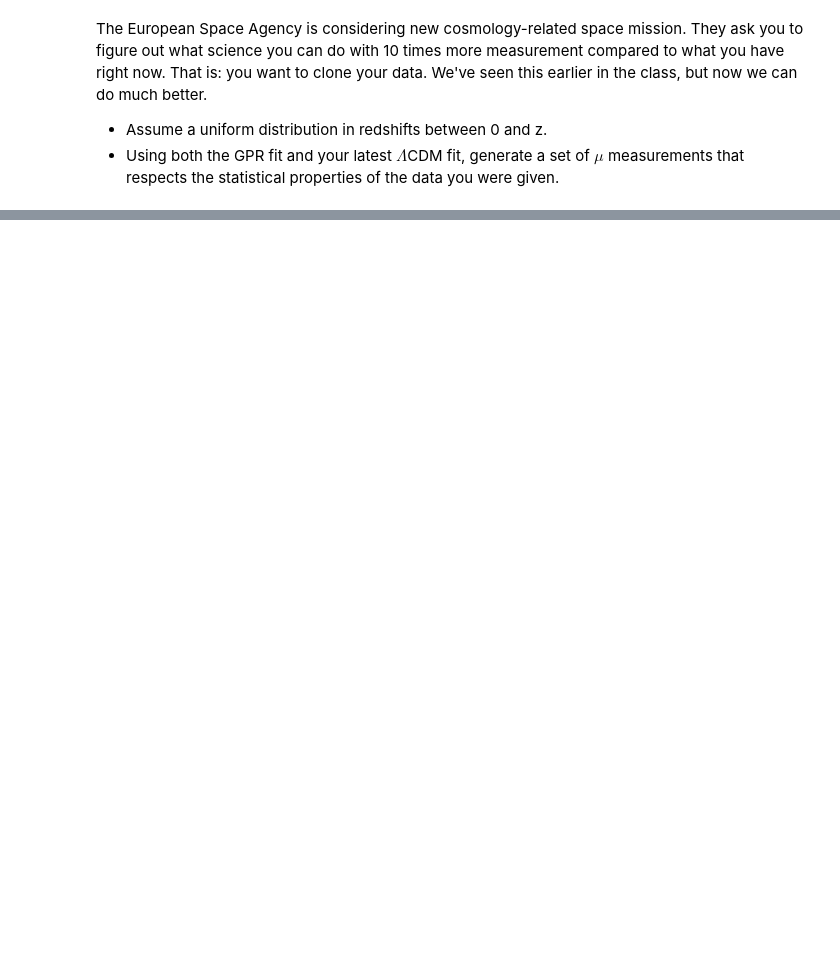
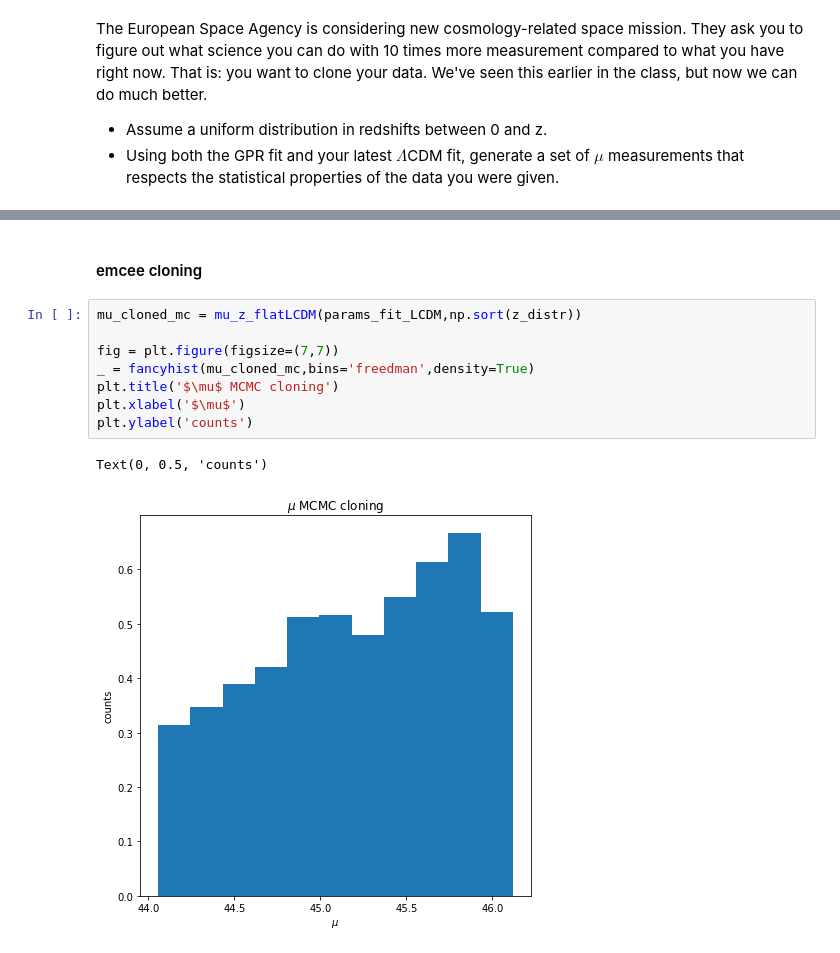
Before and after one commit to ludovicobizzarri/astrostatistics_bicocca_2024, a Jupyter notebook: working/Lesson 18/SN and redshift part 2.ipynb, the cells around one changed output, grey strips where cells are left out. Cells and saved outputs as stored; diff of their text form; blank space fills up the shorter version.

```diff
--- a/working/Lesson 18/SN and redshift part 2.ipynb
+++ b/working/Lesson 18/SN and redshift part 2.ipynb
@@ -672,0 +691,13 @@ The European Space Agency is considering new cosmology-related space mission. Th
+# %% [markdown]
+#### emcee cloning
+# %%
+mu_cloned_mc = mu_z_flatLCDM(params_fit_LCDM,np.sort(z_distr))
+
+fig = plt.figure(figsize=(7,7))
+_ = fancyhist(mu_cloned_mc,bins='freedman',density=True)
+plt.title('$\mu$ MCMC cloning')
+plt.xlabel('$\mu$')
+plt.ylabel('counts')
+# %% [output]
+Text(0, 0.5, 'counts')
+[figure, added]
```
Also changed, not shown: parts of 12 cells of this notebook.
